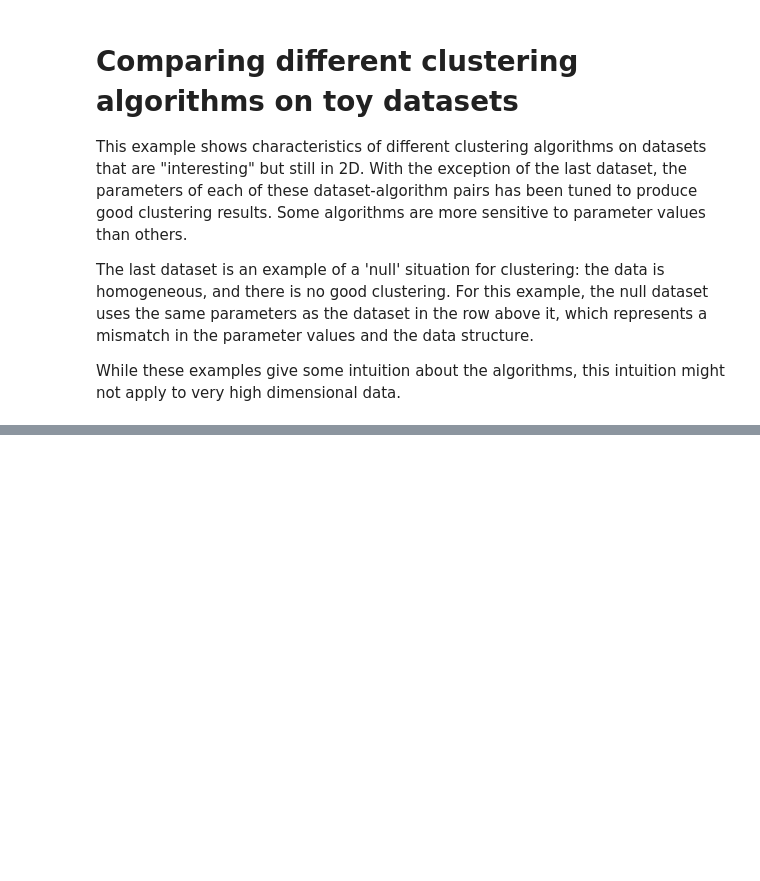
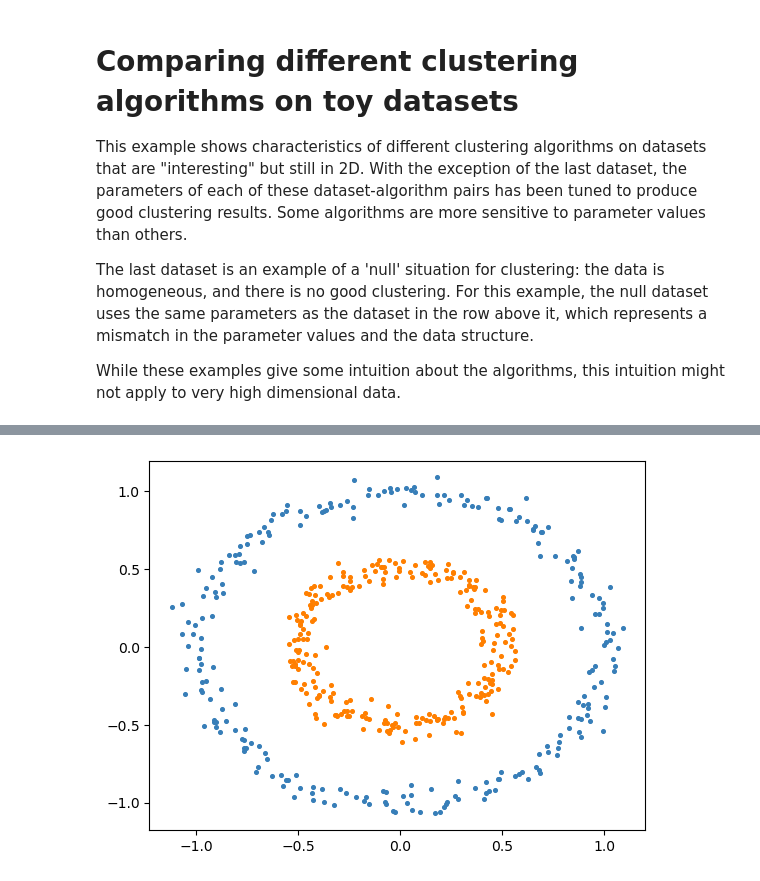
Before and after one commit to nmartinbekier/chameleon_cluster, a Jupyter notebook: chameleon_cluster/sklearn_cham_plot_cluster_comparison.ipynb, the cells around one changed output, grey strips where cells are left out. Cells and saved outputs as stored; diff of their text form; code cells hidden in the pictures; blank space fills up the shorter version.

```diff
--- a/chameleon_cluster/sklearn_cham_plot_cluster_comparison.ipynb
+++ b/chameleon_cluster/sklearn_cham_plot_cluster_comparison.ipynb
@@ -287,0 +69,7 @@ plot2d_data(res)
+# %%
+res_noisy_circles = cluster(noisy_circles_df.copy(), 2, knn=15, m=25, alpha=2.0, verbose=False, plot=False)
+res_noisy_moons = cluster(noisy_moons_df.copy(), 2, knn=15, m=25, alpha=2.0, verbose=False, plot=False)
+res_varied = cluster(varied_df.copy(), 3, knn=15, m=25, alpha=2.0, verbose=False, plot=False)
+res_aniso = cluster(aniso_df.copy(), 3, knn=10, m=25, alpha=2, verbose=False, plot=False)
+res_blobs = cluster(blobs_df.copy(), 1, knn=15, m=25, alpha=2, verbose=False, plot=False)
+res_no_structure = cluster(no_structure_df.copy(), 1, knn=15, m=25, alpha=2, verbose=False, plot=False)
@@ -287,0 +89,4 @@ plot2d_data(res)
+# %%
+plot2d_data_sl(res_noisy_circles)
+# %% [output]
+[figure, added]
```
Also changed, not shown: parts of 10 cells of this notebook.
